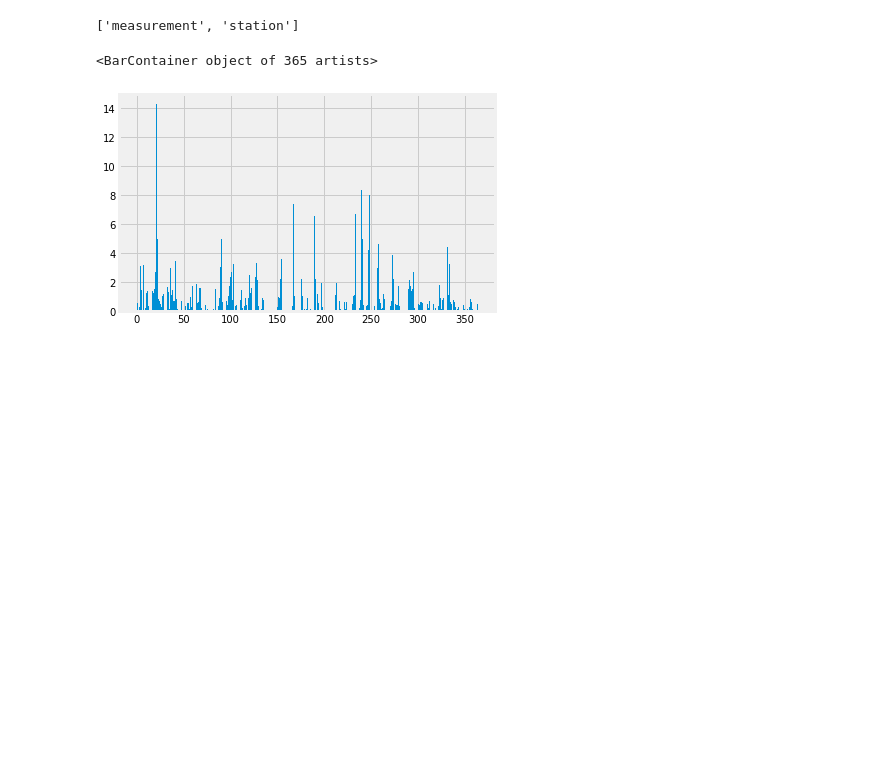
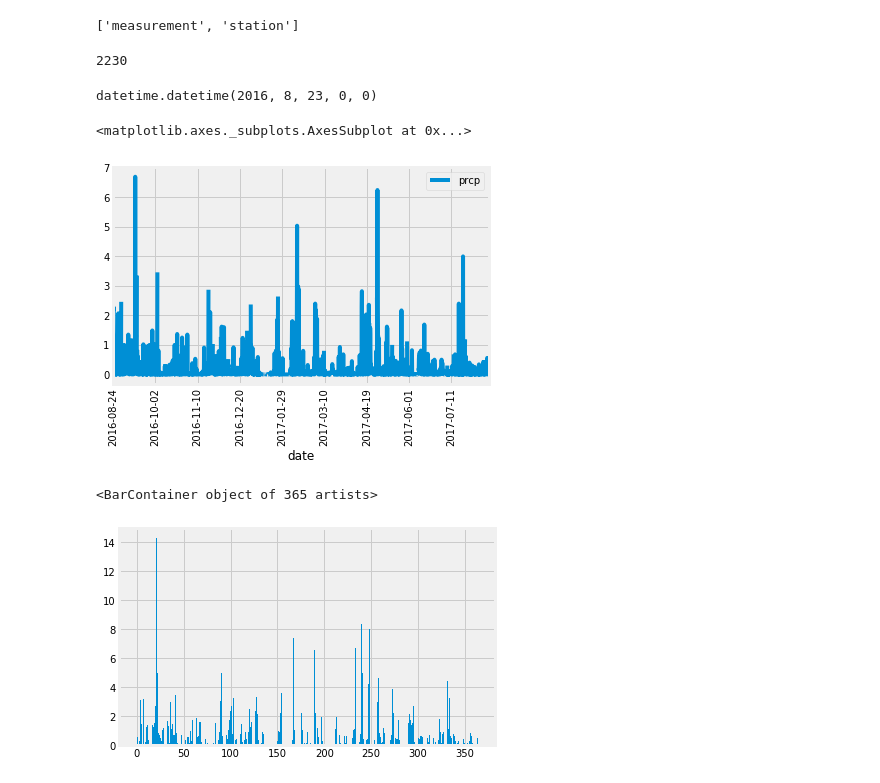
Before and after one commit to sylvia1908/sqlalchemy-challenge, a Jupyter notebook: climate.ipynb, the cells around one changed output. Drawn from its saved outputs; the diff is of its cells as text; code cells hidden in the pictures; blank space fills up the shorter version.

```diff
--- a/climate.ipynb
+++ b/climate.ipynb
@@ -39,8 +39,12 @@ last_date = dt.datetime.strptime(session.query(func.max(Measurement.date)).scala
 # %%
 # Design a query to retrieve the last 12 months of precipitation data and plot the results
 last_year = session.query(Measurement) \
-        .filter(Measurement.date >last_date ) \
+        .filter(Measurement.date >= last_date.date() ) \
         .all()
+# %%
+len(last_year)
+# %% [output]
+2230
 # %%
 # Perform a query to retrieve the data and precipitation scores
 # Save the query results as a Pandas DataFrame and set the index to the date column
@@ -56,6 +60,15 @@ df = pd.DataFrame(data).set_index('date')
 # %%
 # Sort the dataframe by date
 df= df.sort_values(by=['date'])
+# %%
+last_date
+# %% [output]
+datetime.datetime(2016, 8, 23, 0, 0)
+# %%
+df.plot(rot=90)
+# %% [output]
+<matplotlib.axes._subplots.AxesSubplot at 0x...>
+[figure, added]
 # %%
 # Use Pandas Plotting with Matplotlib to plot the data
 
```
Also changed, not shown: parts of 1 cell of this notebook.
